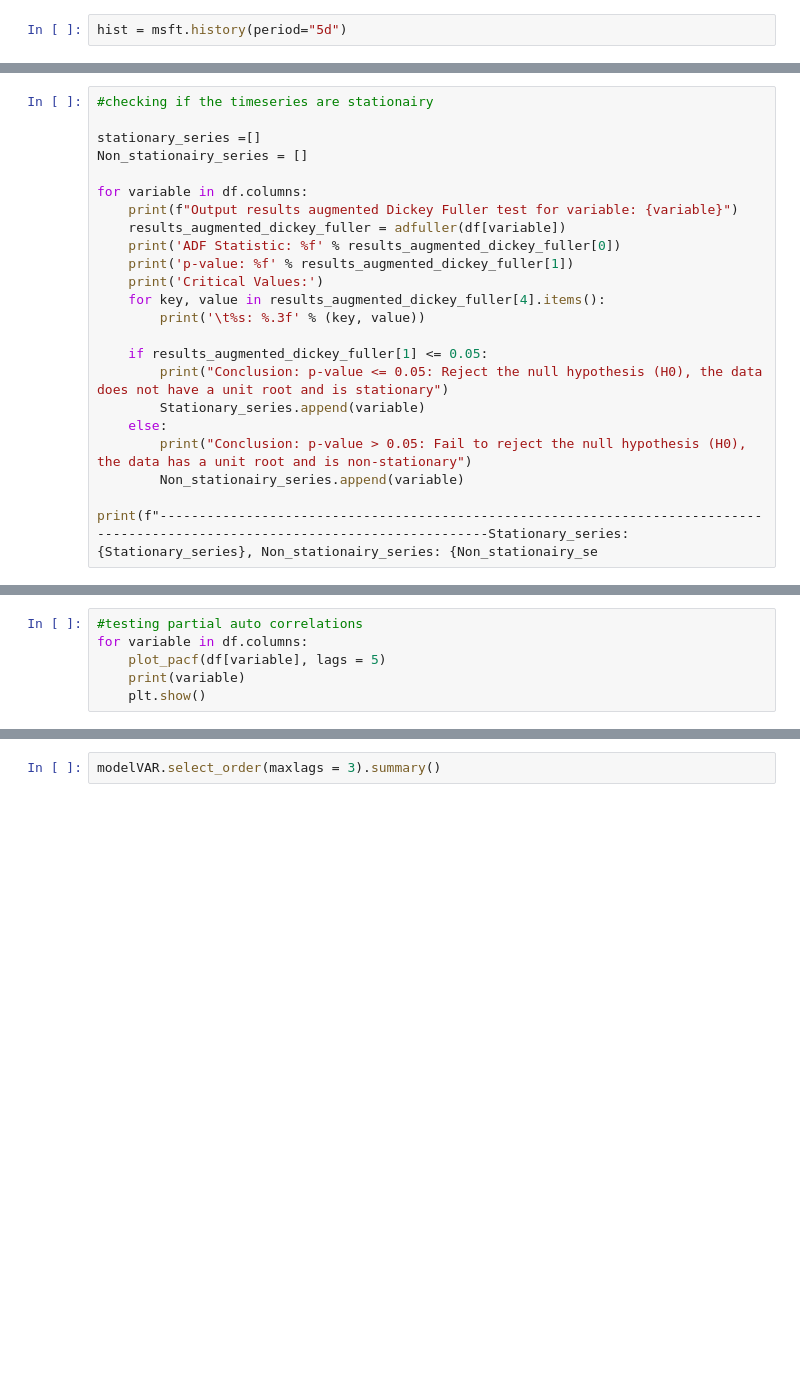
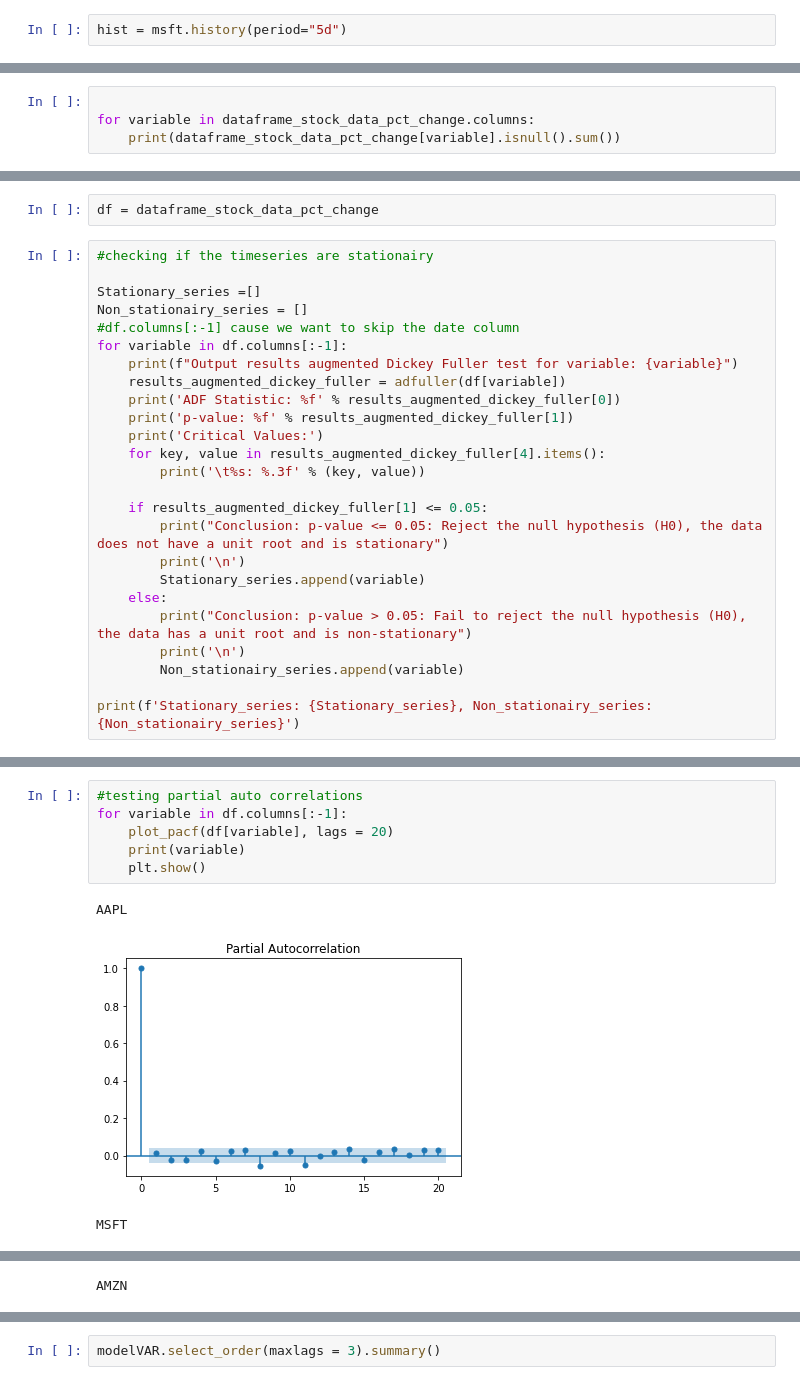
Before and after one commit to DerkNiessink/Project_SDA, a Jupyter notebook: SDA Project - Stock Sentiment Analysis timeseries_1.1.ipynb, the cells around one changed output, grey strips where cells are left out. Saved outputs shown, nothing was run; the diff lists cells and outputs as text; blank space fills up the shorter version.

```diff
--- a/SDA Project - Stock Sentiment Analysis timeseries_1.1.ipynb
+++ b/SDA Project - Stock Sentiment Analysis timeseries_1.1.ipynb
@@ -250,0 +357,4 @@ plot_stocks(df, ["AMZN", "AAPL"])
+# %%
+
+for variable in dataframe_stock_data_pct_change.columns:
+    print(dataframe_stock_data_pct_change[variable].isnull().sum())
@@ -251,10 +396,12 @@ plot_stocks(df, ["AMZN", "AAPL"])
+# %%
+df = dataframe_stock_data_pct_change
 # %%
 #checking if the timeseries are stationairy
 
-stationary_series =[]
+Stationary_series =[]
 Non_stationairy_series = []
-
-for variable in df.columns:
+#df.columns[:-1] cause we want to skip the date column
+for variable in df.columns[:-1]:
     print(f"Output results augmented Dickey Fuller test for variable: {variable}")
     results_augmented_dickey_fuller = adfuller(df[variable])
     print('ADF Statistic: %f' % results_augmented_dickey_fuller[0])
@@ -265,9 +412,11 @@ for variable in df.columns:
 
     if results_augmented_dickey_fuller[1] <= 0.05:
         print("Conclusion: p-value <= 0.05: Reject the null hypothesis (H0), the data does not have a unit root and is stationary")
+        print('\n')
         Stationary_series.append(variable)
     else:
         print("Conclusion: p-value > 0.05: Fail to reject the null hypothesis (H0), the data has a unit root and is non-stationary")
+        print('\n')
         Non_stationairy_series.append(variable)
 
-print(f"-------------------------------------------------------------------------------------------------------------------------------Stationary_series: {Stationary_series}, Non_stationairy_series: {Non_stationairy_se
+print(f'Stationary_series: {Stationary_series}, Non_stationairy_series: {Non_stationairy_series}')
@@ -274,6 +486,10 @@ print(f"------------------------------------------------------------------------
 # %%
 #testing partial auto correlations
-for variable in df.columns:
-    plot_pacf(df[variable], lags = 5)
+for variable in df.columns[:-1]:
+    plot_pacf(df[variable], lags = 20)
     print(variable)
     plt.show()
+# %% [output]
+AAPL
+[figure, added]
+MSFT
@@ -279,0 +497 @@ for variable in df.columns:
+AMZN
```
Also changed, not shown: parts of 35 cells of this notebook.
